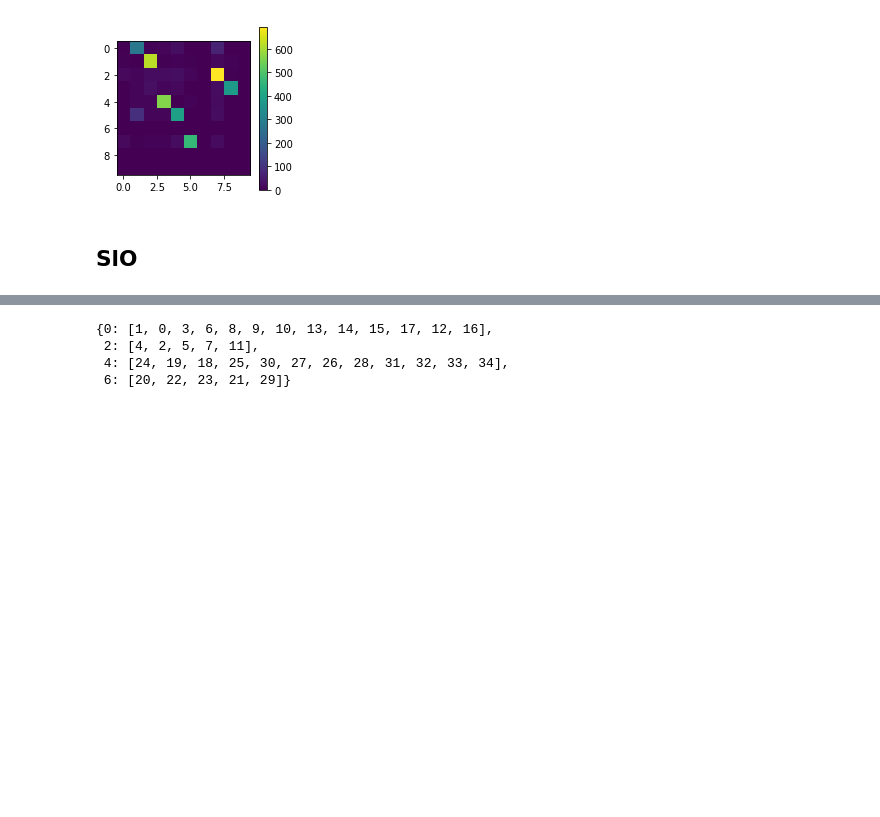
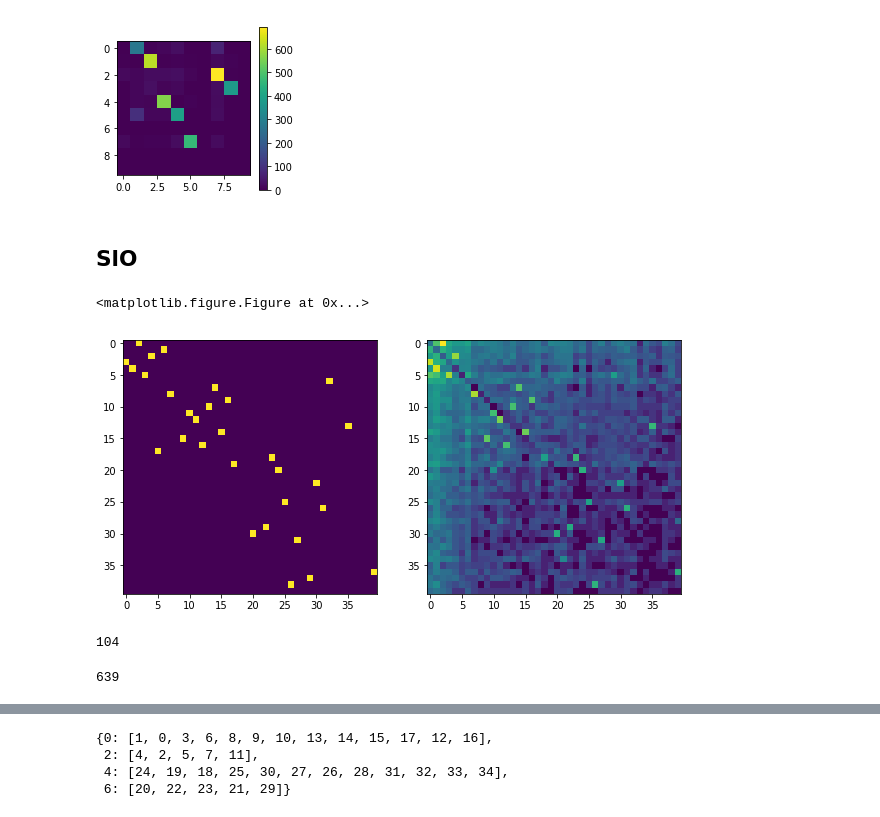
Before and after one commit to rykachevskiy/CRISPR, a Jupyter notebook: Graph_to_chains/hamiltonian path.ipynb, the cells around one changed output, grey strips where cells are left out. Saved outputs shown, nothing was run; the diff lists cells and outputs as text; code cells hidden in the pictures; blank space fills up the shorter version.

```diff
--- a/Graph_to_chains/hamiltonian path.ipynb
+++ b/Graph_to_chains/hamiltonian path.ipynb
@@ -171,13 +171,13 @@ print(start_v, end_v, edges)
 # %% [output]
 {0, 1, 2} {0, 1, 2} {(1, 2), (2, 0), (0, 1)}
 # %%
-gr_ES = np.load("../data/graphs/ES3_22.npy")[:35,:35]
+gr_ES = np.load("../../data/graphs/ES3_22.npy")[:35,:35]
 # %%
 gr_Sasha = np.load("../../data/graphs/ES3_22.npy")[:35, :35]
 # %%
 components = {}
 name = 0
 # %%
-name = next_edge(gr_Sasha, components, name)
+name = next_edge(gr_ES, components, name)
 print(components, name)
 # %% [output]
@@ -185,0 +185,5 @@ A Jupyter Widget
+# %%
+weights = []
+
+for a, b in zip(components[0].chain, components[0].chain[1:]):
+    weights.append(gr_ES[a][b])
@@ -302 +324,14 @@ plot
+# %%
+plot_group(gr_answ[:40,:40],0, gr[:40,:40], 1, s = 10)
+# %% [output]
+<matplotlib.figure.Figure at 0x...>
+[figure, added]
+# %%
+len(comps)
+# %% [output]
+104
+# %%
+sum([len(x.chain) for x in comps.values()])
+# %% [output]
+639
 # %%
```
Also changed, not shown: parts of 10 cells of this notebook, 3 other files.
